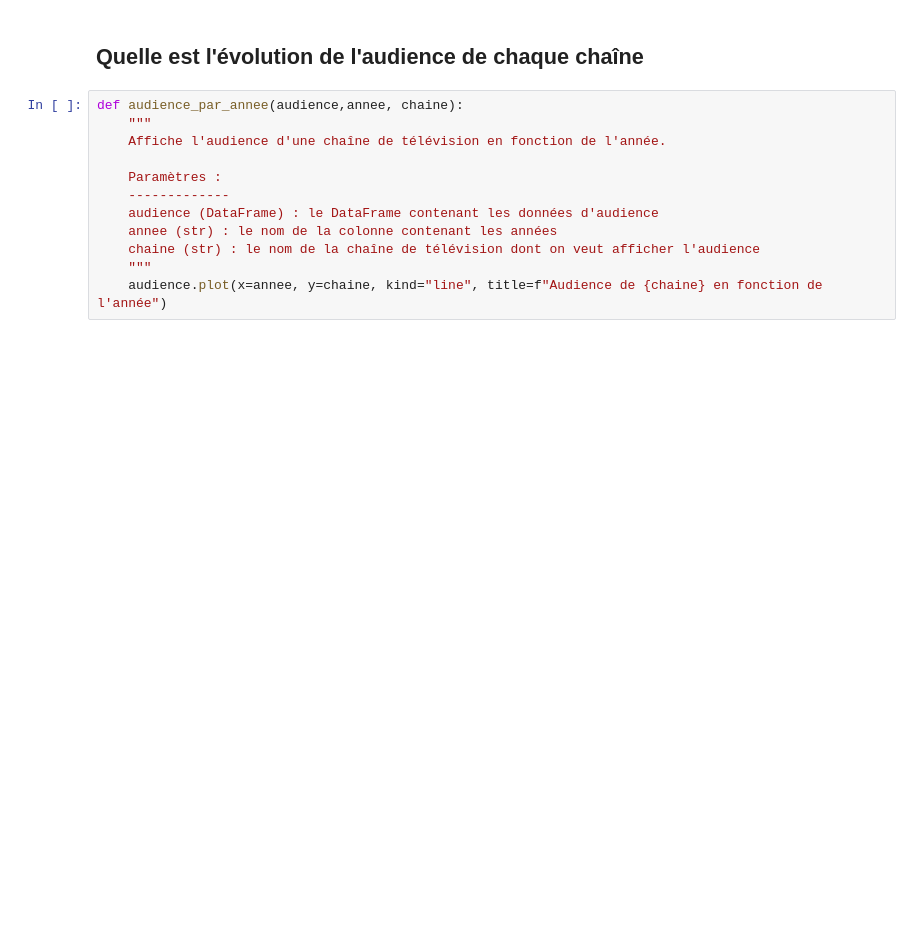
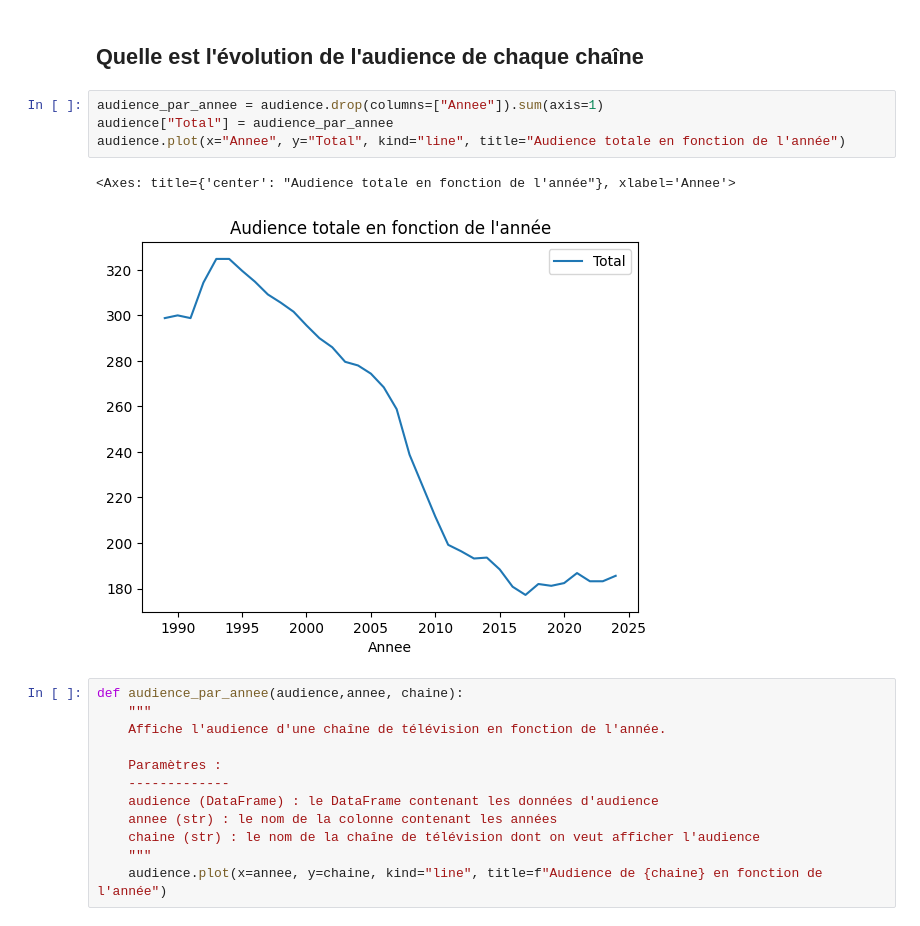
Before and after one commit to Gstrems/Projet_python_2A, a Jupyter notebook: Analyse_exploratoire_audience.ipynb, the cells around one changed output. Saved outputs shown, nothing was run; the diff lists cells and outputs as text; blank space fills up the shorter version.

```diff
--- a/Analyse_exploratoire_audience.ipynb
+++ b/Analyse_exploratoire_audience.ipynb
@@ -24,6 +24,13 @@ min(audience["Annee"])
 Les données s'étendent entre 1989 et 2024
 # %% [markdown]
 ## Quelle est l'évolution de l'audience de chaque chaîne
+# %%
+audience_par_annee = audience.drop(columns=["Annee"]).sum(axis=1)
+audience["Total"] = audience_par_annee
+audience.plot(x="Annee", y="Total", kind="line", title="Audience totale en fonction de l'année")
+# %% [output]
+<Axes: title={'center': "Audience totale en fonction de l'année"}, xlabel='Annee'>
+[figure, added]
 # %%
 def audience_par_annee(audience,annee, chaine):
     """
```
Also changed, not shown: parts of 15 cells of this notebook, 2 other files.
